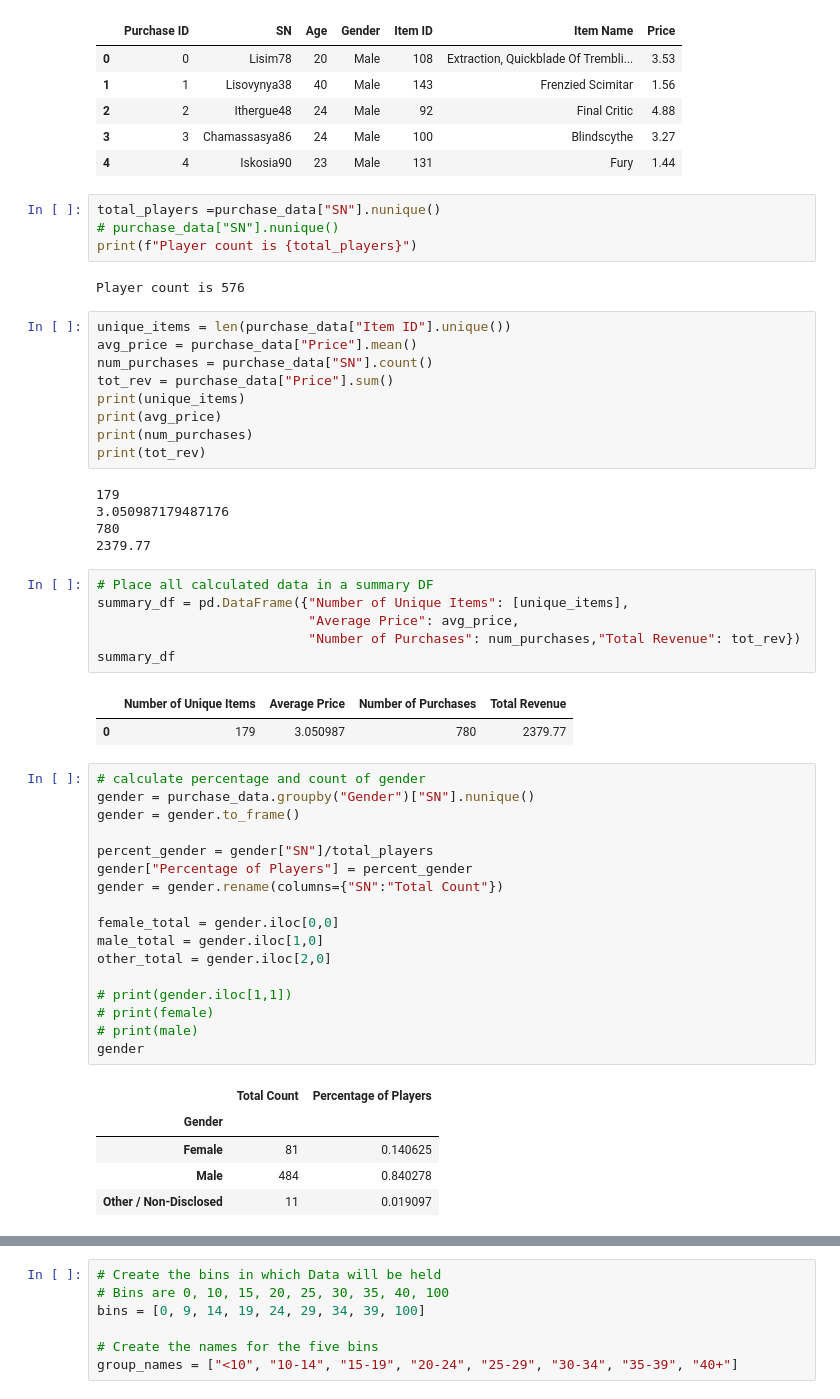
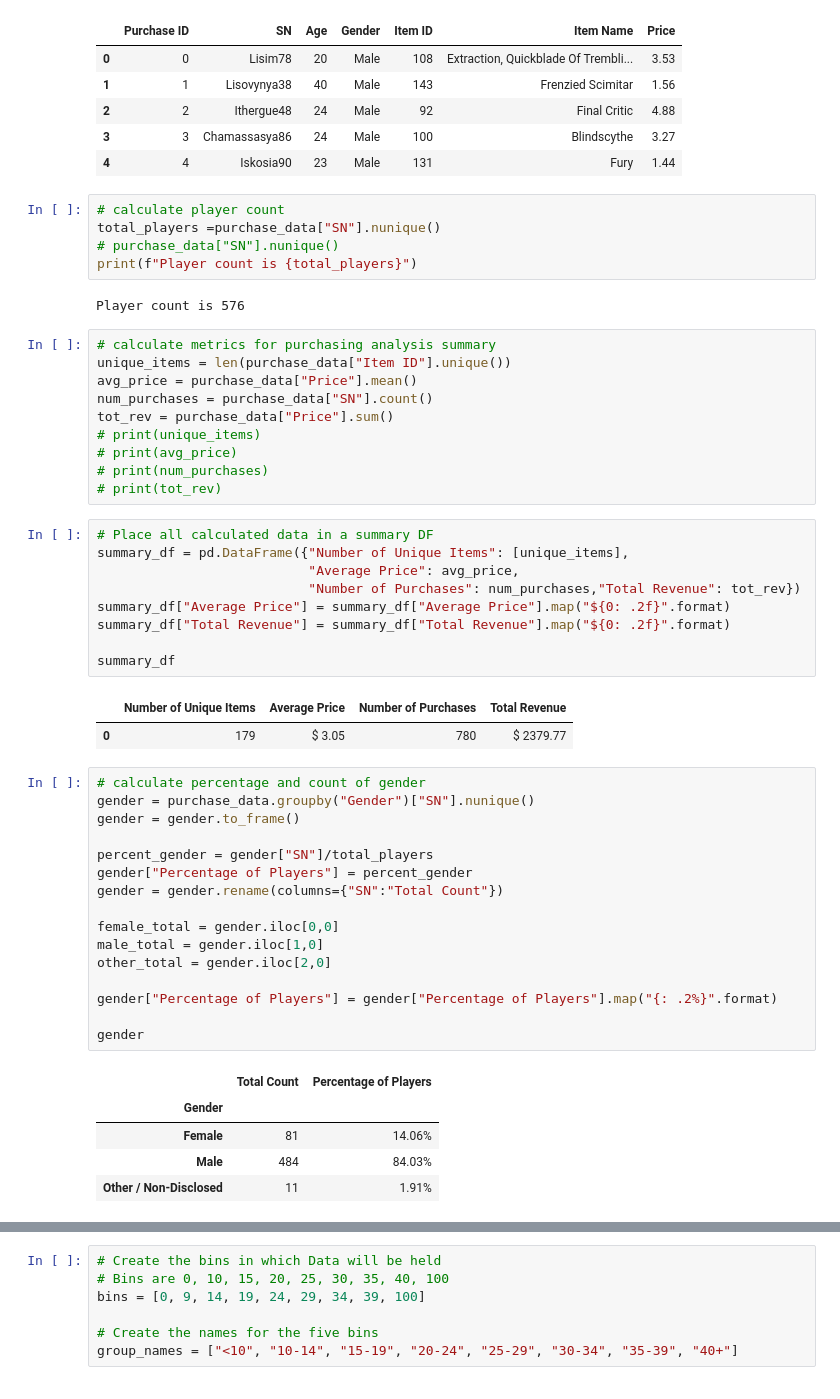
Before and after one commit to g8r1fl/pandas-challenge, a Jupyter notebook: HeroesOfPymoli/heroes.ipynb, the cells around one changed output, grey strips where cells are left out. Cells and saved outputs as stored; diff of their text form.

Commit message:
finalized everything and added analysis text file

```diff
--- a/HeroesOfPymoli/heroes.ipynb
+++ b/HeroesOfPymoli/heroes.ipynb
@@ -16,54 +16,53 @@ purchase_data.head()
 | 3 | 3 | Chamassasya86 | 24 | Male | 100 | Blindscythe | 3.27 |
 | 4 | 4 | Iskosia90 | 23 | Male | 131 | Fury | 1.44 |
 # %%
+# calculate player count
 total_players =purchase_data["SN"].nunique()
 # purchase_data["SN"].nunique()
 print(f"Player count is {total_players}")
 # %% [output]
 Player count is 576
 # %%
+# calculate metrics for purchasing analysis summary
 unique_items = len(purchase_data["Item ID"].unique())
 avg_price = purchase_data["Price"].mean()
 num_purchases = purchase_data["SN"].count()
 tot_rev = purchase_data["Price"].sum()
-print(unique_items)
-print(avg_price)
-print(num_purchases)
-print(tot_rev)
+# print(unique_items)
+# print(avg_price)
+# print(num_purchases)
+# print(tot_rev)
-# %% [output]
-179
-3.050987179487176
-780
-2379.77
 # %%
 # Place all calculated data in a summary DF
 summary_df = pd.DataFrame({"Number of Unique Items": [unique_items],
                            "Average Price": avg_price,
                            "Number of Purchases": num_purchases,"Total Revenue": tot_rev})
+summary_df["Average Price"] = summary_df["Average Price"].map("${0: .2f}".format)
+summary_df["Total Revenue"] = summary_df["Total Revenue"].map("${0: .2f}".format)
+
 summary_df
 # %% [output]
 |  | Number of Unique Items | Average Price | Number of Purchases | Total Revenue |
-| 0 | 179 | 3.050987 | 780 | 2379.77 |
+| 0 | 179 | $ 3.05 | 780 | $ 2379.77 |
 # %%
 # calculate percentage and count of gender
 gender = purchase_data.groupby("Gender")["SN"].nunique()
 gender = gender.to_frame()
 
 percent_gender = gender["SN"]/total_players
 gender["Percentage of Players"] = percent_gender
 gender = gender.rename(columns={"SN":"Total Count"})
 
 female_total = gender.iloc[0,0]
 male_total = gender.iloc[1,0]
 other_total = gender.iloc[2,0]
 
-# print(gender.iloc[1,1])
-# print(female)
-# print(male)
+gender["Percentage of Players"] = gender["Percentage of Players"].map("{: .2%}".format)
+
 gender
 # %% [output]
 |  | Total Count | Percentage of Players |
 | Gender |  |  |
-| Female | 81 | 0.140625 |
-| Male | 484 | 0.840278 |
-| Other / Non-Disclosed | 11 | 0.019097 |
+| Female | 81 | 14.06% |
+| Male | 484 | 84.03% |
+| Other / Non-Disclosed | 11 | 1.91% |
```
Also changed, not shown: parts of 19 cells of this notebook, 1 other file.
